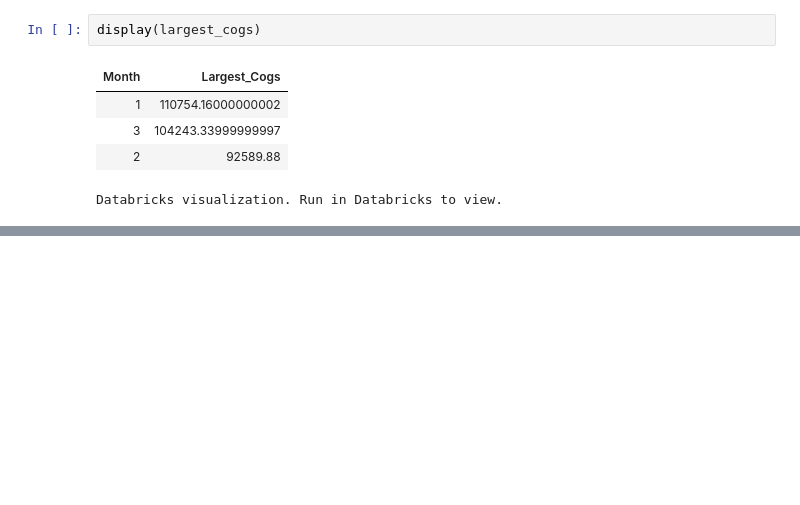
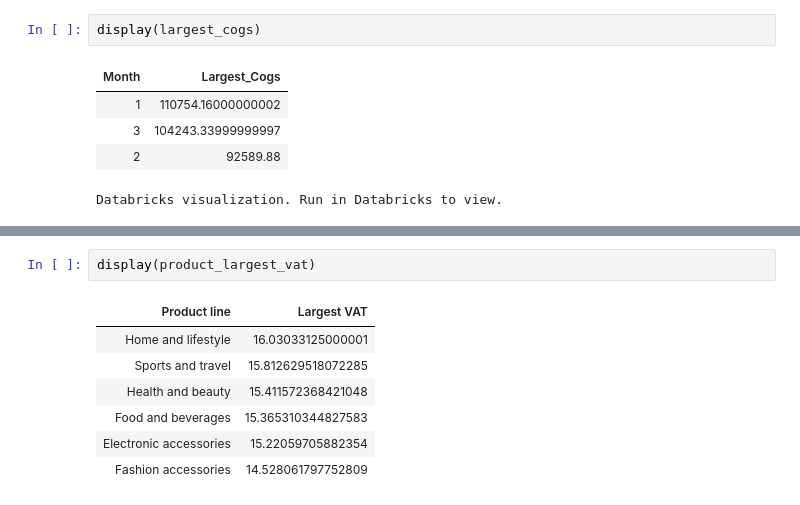
Before and after one commit to thanhphat2609/Practice_PySpark_SQL, a Jupyter notebook: walmartsales/WalmartSales_Analysis.ipynb, the cells around one changed output, grey strips where cells are left out. Drawn from its saved outputs; the diff is of its cells as text; blank space fills up the shorter version.

```diff
--- a/walmartsales/WalmartSales_Analysis.ipynb
+++ b/walmartsales/WalmartSales_Analysis.ipynb
@@ -173,0 +228,10 @@ Databricks visualization. Run in Databricks to view.
+# %%
+display(product_largest_vat)
+# %% [output]
+| Product line | Largest VAT |
+| Home and lifestyle | 16.03033125000001 |
+| Sports and travel | 15.812629518072285 |
+| Health and beauty | 15.411572368421048 |
+| Food and beverages | 15.365310344827583 |
+| Electronic accessories | 15.22059705882354 |
+| Fashion accessories | 14.528061797752809 |
```
Also changed, not shown: parts of 7 cells of this notebook.
